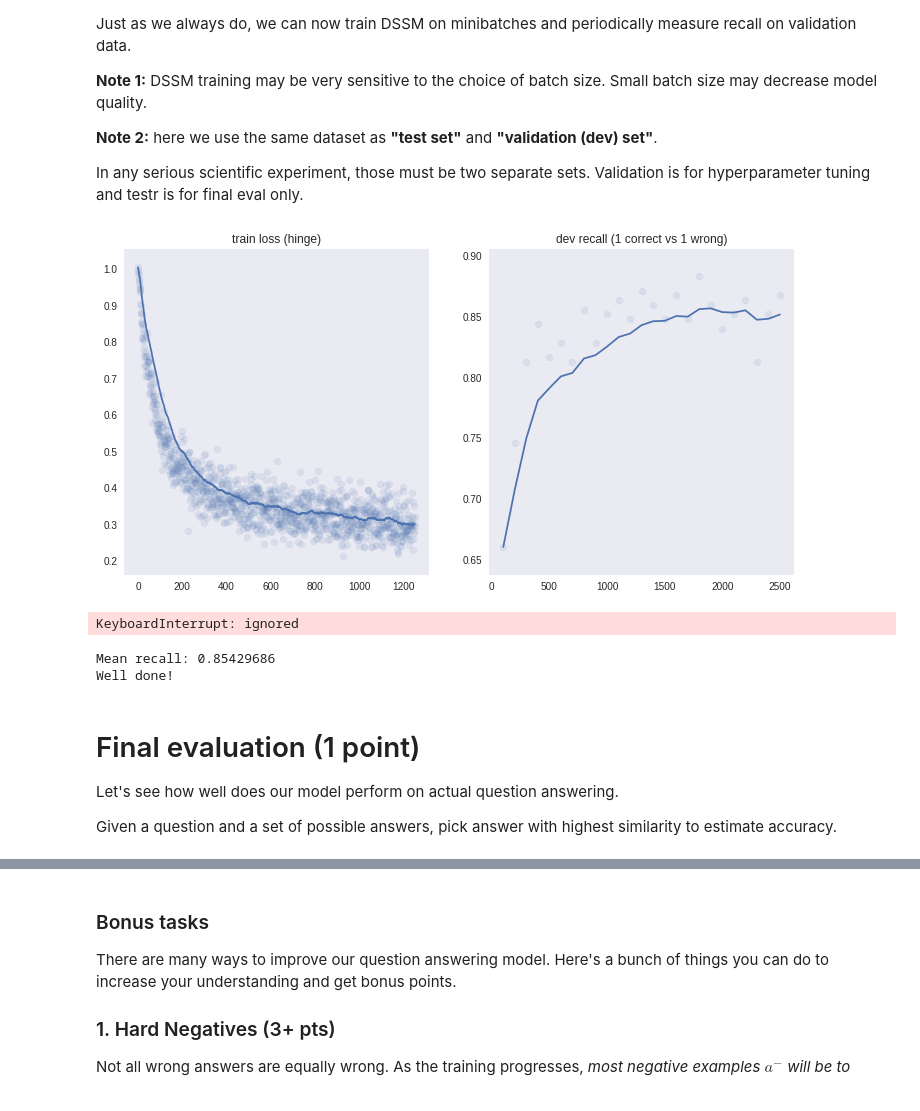
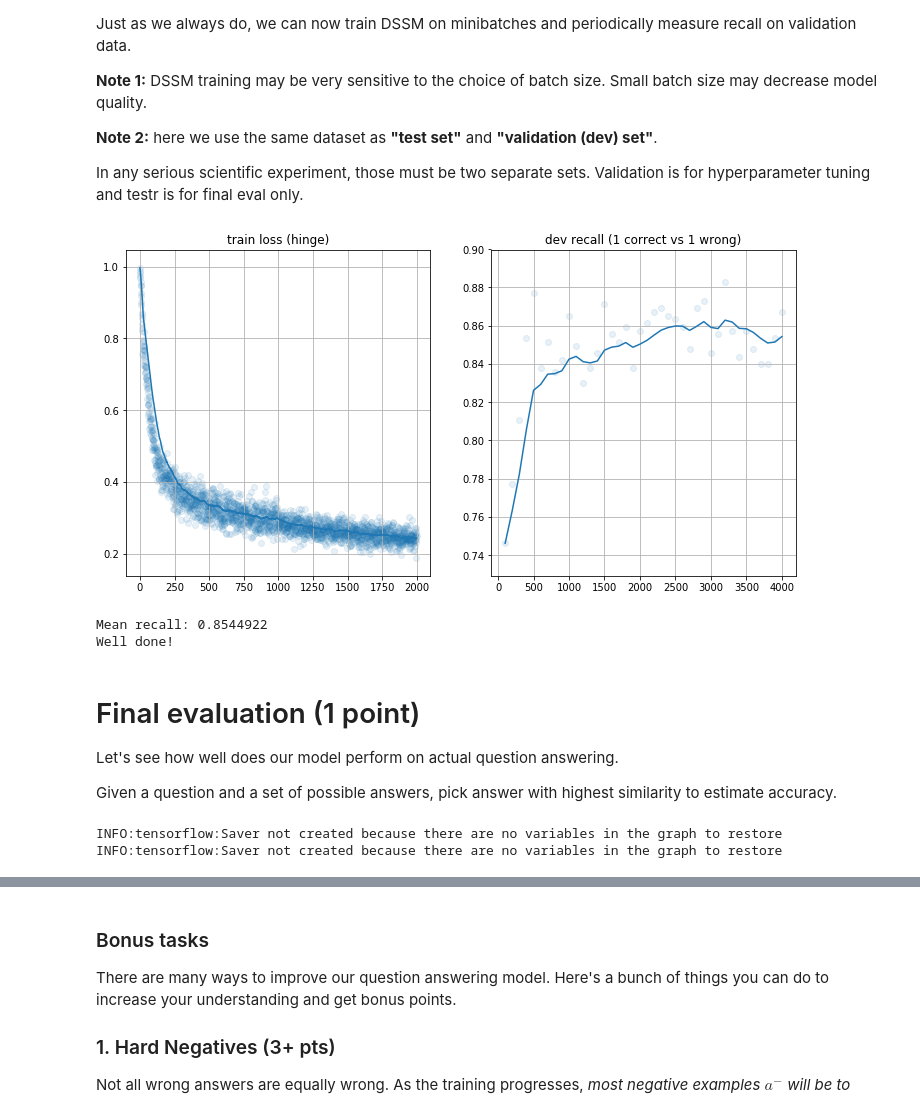
Before and after one commit to yaPhilya/nlp_course, a Jupyter notebook: week10_dialogue/seminar.ipynb, the cells around one changed output, grey strips where cells are left out. Saved outputs shown, nothing was run; the diff lists cells and outputs as text; code cells hidden in the pictures.

```diff
--- a/week10_dialogue/seminar.ipynb
+++ b/week10_dialogue/seminar.ipynb
@@ -190,12 +177,13 @@ Below you will find a generator that samples such triples from data.
 # %%
 import random
 
-def iterate_minibatches(data, batch_size, shuffle=True, cycle=False):
+def iterate_minibatches(data, batch_size, total_batch_num, shuffle=True, cycle=False):
     """
     Generates minibatches of triples: {questions, correct answers, wrong answers}
     If there are several wrong (or correct) answers, picks one at random.
     """
     indices = np.arange(len(data))
+    cnt = 0
     while True:
         if shuffle:
             indices = np.random.permutation(indices)
@@ -217,9 +205,14 @@ def iterate_minibatches(data, batch_size, shuffle=True, cycle=False):
                 'correct_answers': correct_answers,
                 'wrong_answers': wrong_answers,
             }
+            cnt += 1
+            if cnt == total_batch_num:
+                break
+        if cnt == total_batch_num:
+            break
         if not cycle:
             break
 # %%
-dummy_batch = next(iterate_minibatches(train.sample(3), 3))
+dummy_batch = next(iterate_minibatches(train.sample(3), 3, 10))
 print(dummy_batch)
 # %% [output]
@@ -266,7 +260,8 @@ def compute_loss(question_vectors, correct_answer_vectors, wrong_answer_vectors,
     Hint: DO NOT use tf.reduce_max, it's a wrong kind of maximum :)
     """
 
-    return tf.maximum(0.0, delta - similarity(question_vectors, correct_answer_vectors) + similarity(question_vectors, wrong_answer_vectors))
+    return tf.maximum(0.0, delta - similarity(question_vectors, correct_answer_vectors) +
+                      similarity(question_vectors, wrong_answer_vectors))
 # %%
 dummy_v1 = tf.constant([[0.1, 0.2, -1], [-1.2, 0.6, 1.0]], dtype=tf.float32)
 dummy_v2 = tf.constant([[0.9, 2.1, -6.6], [0.1, 0.8, -2.2]], dtype=tf.float32)
@@ -318,10 +313,10 @@ In any serious scientific experiment, those must be two separate sets. Validatio
 # %%
 import pandas as pd
 from IPython.display import clear_output
-from tqdm import tqdm
+from tqdm import tqdm_notebook
 
 ewma = lambda x, span: pd.DataFrame({'x': x})['x'].ewm(span=span).mean().values
-dev_batches = iterate_minibatches(test, batch_size=256, cycle=True)
+dev_batches = iterate_minibatches(test, batch_size=512, total_batch_num=1000, cycle=True)
 loss_history = []
 dev_recall_history = []
 utils.initialize_uninitialized()
@@ -328,37 +325,36 @@ utils.initialize_uninitialized()
 # %%
 # infinite training loop. Stop it manually or implement early stopping
 
-for batch in iterate_minibatches(train, batch_size=256, cycle=True):
+for batch in tqdm(iterate_minibatches(train, batch_size=1024, total_batch_num=1000, cycle=True)):
     feed = {placeholders[key] : batch[key] for key in batch}
     loss_t, _ = sess.run([loss, step], feed)
     loss_history.append(loss_t)
     if len(loss_history) % 50 == 0:
         # measure dev recall = P(correct_is_closer_than_wrong | q, a+, a-)
         dev_batch = next(dev_batches)
         recall_t = sess.run(recall, {placeholders[key] : dev_batch[key] for key in dev_batch})
         dev_recall_history.append(recall_t)
 
     if len(loss_history) % 50 == 0:
         clear_output(True)
         plt.figure(figsize=[12, 6])
         plt.subplot(1, 2, 1), plt.title('train loss (hinge)'), plt.grid()
         plt.scatter(np.arange(len(loss_history)), loss_history, alpha=0.1)
         plt.plot(ewma(loss_history, span=100))
         plt.subplot(1, 2, 2), plt.title('dev recall (1 correct vs 1 wrong)'), plt.grid()
         dev_time = np.arange(1, len(dev_recall_history) + 1) * 100
         plt.scatter(dev_time, dev_recall_history, alpha=0.1)
         plt.plot(dev_time, ewma(dev_recall_history, span=10))
         plt.show()
 # %% [output]
-[figure, old version]
+[figure, new version]
-KeyboardInterrupt: ignored
 # %%
 print("Mean recall:", np.mean(dev_recall_history[-10:]))
 assert np.mean(dev_recall_history[-10:]) > 0.85, "Please train for at least 85% recall on test set. "\
                                                   "You may need to change vectorizer model for that."
 print("Well done!")
 # %% [output]
-Mean recall: 0.85429686
+Mean recall: 0.8544922
 Well done!
 # %% [markdown]
 # Final evaluation (1 point)
@@ -369,6 +365,12 @@ Given a question and a set of possible answers, pick answer with highest similar
 # %%
 # optional: build tf graph required for select_best_answer
 # <...>
+
+phs = {'question': tf.placeholder(dtype=tf.string, shape=(1,)), 'ans': tf.placeholder(dtype=tf.string, shape=[None])}
+quest_vect = question_vectorizer(phs['question'], is_train=False)
+ans_vect = answer_vectorizer(phs['ans'], is_train=False)
+sim = similarity(quest_vect, ans_vect)
+best = tf.argmax(sim)
 
 def select_best_answer(question, possible_answers):
     """
@@ -377,8 +379,10 @@ def select_best_answer(question, possible_answers):
     :param possible_answers: a list of strings containing possible answers
     :returns: integer - the index of best answer in possible_answer
     """
-    <YOUR CODE>
-    return <...>
+    return sess.run(best, {phs['question']: np.array([question]), phs['ans']: np.array(possible_answers)})
+# %% [output]
+INFO:tensorflow:Saver not created because there are no variables in the graph to restore
+INFO:tensorflow:Saver not created because there are no variables in the graph to restore
 # %%
 predicted_answers = [
     select_best_answer(question, possible_answers)
```
Also changed, not shown: parts of 8 cells of this notebook.
